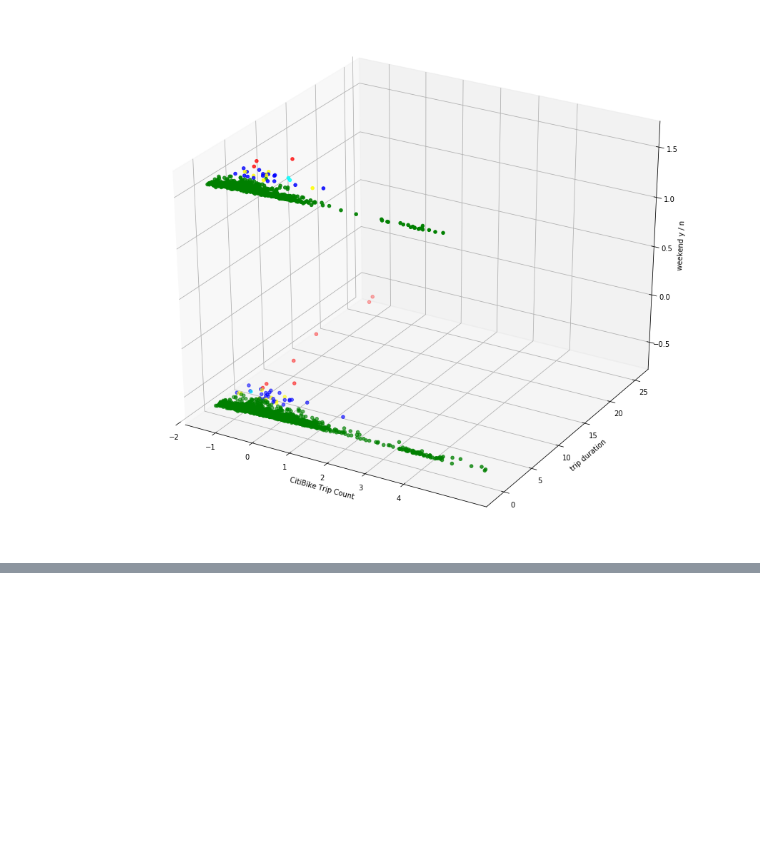
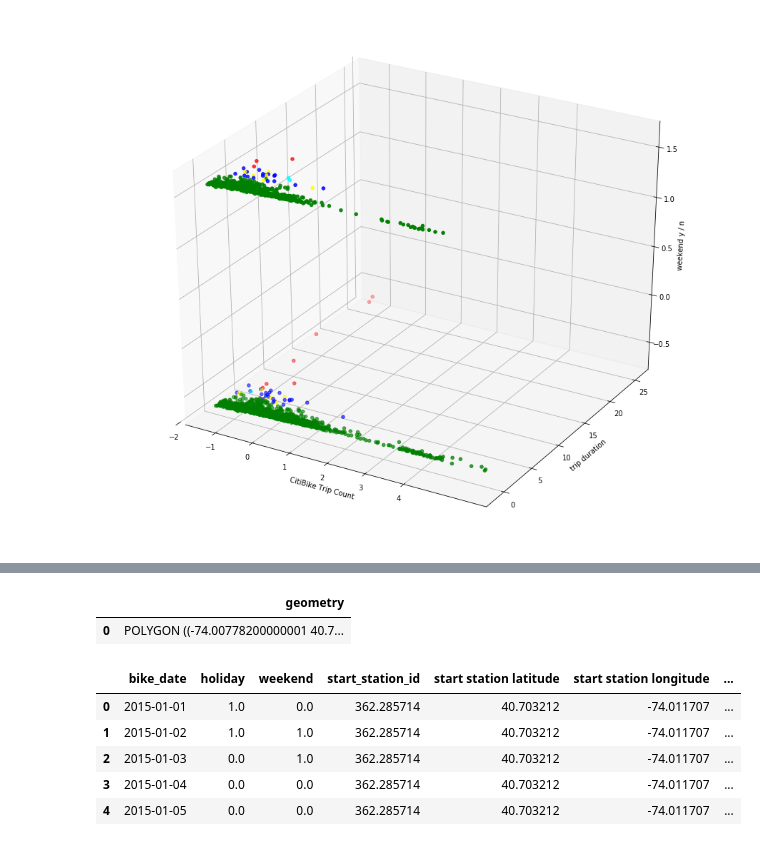
Before and after one commit to gperrin12/anomaly_detection_NYC_transit, a Jupyter notebook: Citi_Month_Stat_Agg.ipynb, the cells around one changed output, grey strips where cells are left out. Saved outputs shown, nothing was run; the diff lists cells and outputs as text; code cells hidden in the pictures; blank space fills up the shorter version.

```diff
--- a/Citi_Month_Stat_Agg.ipynb
+++ b/Citi_Month_Stat_Agg.ipynb
@@ -723,0 +735,3 @@ plt.show()
+# %%
+crs = {'init': 'epsg:4326'}
+citi_df_total_subset = GeoDataFrame(citi_df_total_subset, crs=crs, geometry=geometry)
@@ -723,0 +745,7 @@ plt.show()
+# %%
+#create buffer
+MSG_gp['geometry'] = MSG_gp.geometry.buffer(.005)
+MSG_gp.head()
+# %% [output]
+|  | geometry |
+| 0 | POLYGON ((-74.00778200000001 40.7... |
@@ -723,0 +755,11 @@ plt.show()
+# %%
+#take the mean of the taxi stats each day / hour
+citi_df_MSG_mean = citi_df_total_subset.groupby(['bike_date'], as_index=False).mean()
+citi_df_MSG_mean.head()
+# %% [output]
+|  | bike_date | holiday | weekend | start_station_id | start station latitude | start station longitude | ... |
+| 0 | 2015-01-01 | 1.0 | 0.0 | 362.285714 | 40.703212 | -74.011707 | ... |
+| 1 | 2015-01-02 | 1.0 | 1.0 | 362.285714 | 40.703212 | -74.011707 | ... |
+| 2 | 2015-01-03 | 0.0 | 1.0 | 362.285714 | 40.703212 | -74.011707 | ... |
+| 3 | 2015-01-04 | 0.0 | 0.0 | 362.285714 | 40.703212 | -74.011707 | ... |
+| 4 | 2015-01-05 | 0.0 | 0.0 | 362.285714 | 40.703212 | -74.011707 | ... |
```
Also changed, not shown: parts of 22 cells of this notebook.
